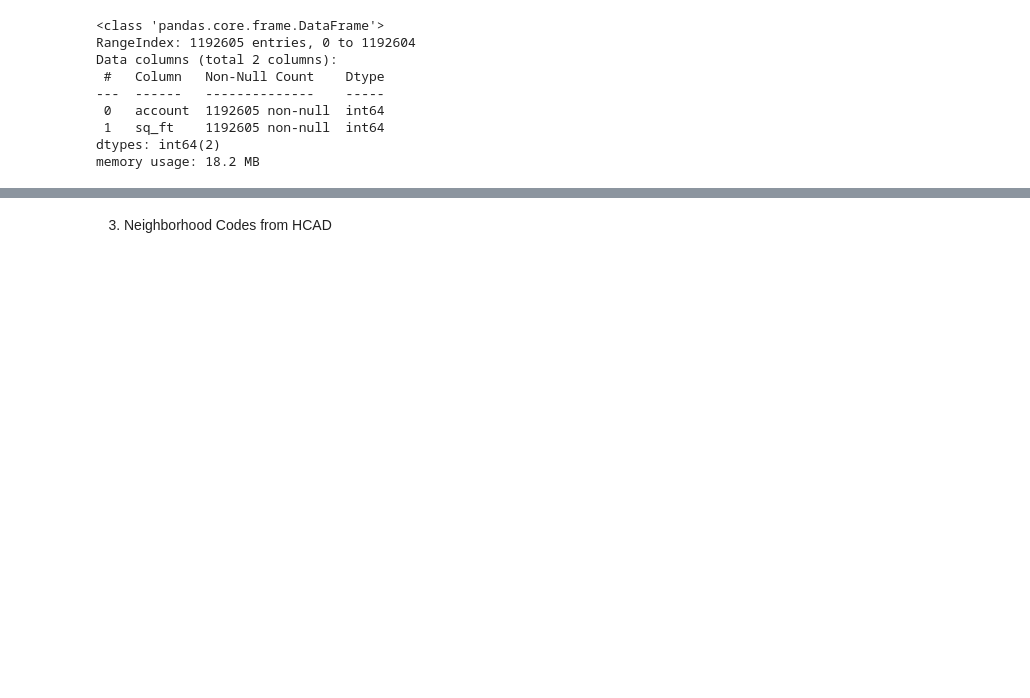
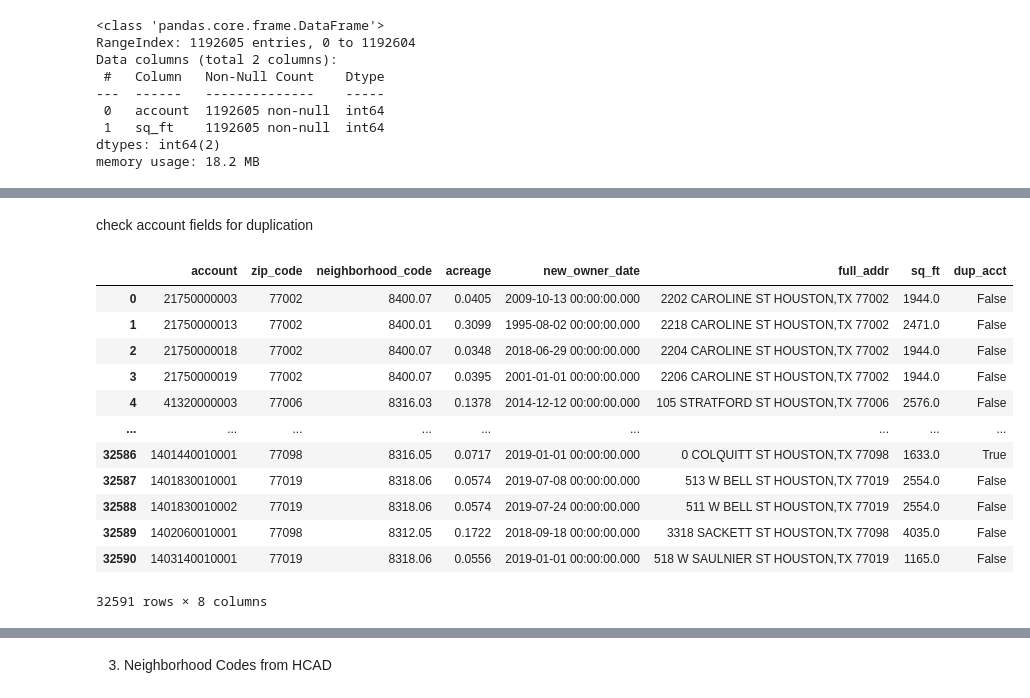
Before and after one commit to ellenrud84/RealEstateDatabase_SQLAlchemyDemo, a Jupyter notebook: ETL_HCAD.ipynb, the cells around one changed output, grey strips where cells are left out. Saved outputs shown, nothing was run; the diff lists cells and outputs as text; code cells hidden in the pictures; blank space fills up the shorter version.

```diff
--- a/ETL_HCAD.ipynb
+++ b/ETL_HCAD.ipynb
@@ -407,3 +339,9 @@ Data columns (total 2 columns):
  1   sq_ft    1192605 non-null  int64
 dtypes: int64(2)
 memory usage: 18.2 MB
+# %%
+# merge sq ft into properties table on account
+properties= properties.merge(home_sq_ft,how='left', on='account')
+properties=properties.rename(columns={'site_addr_3':'zip_code'})
+properties=properties.drop('state_class', axis=1)
+properties.sample(10)
@@ -409,0 +416,23 @@ memory usage: 18.2 MB
+# %% [markdown]
+check account fields for duplication
+# %%
+#  properties:
+properties_check= properties
+properties_check['dup_acct']= properties_check.duplicated('account')
+duplicated= properties_check.loc[properties_check['dup_acct']=='True']
+duplicated
+properties_check
+# %% [output]
+|  | account | zip_code | neighborhood_code | acreage | new_owner_date | full_addr | sq_ft | dup_acct |
+| 0 | 21750000003 | 77002 | 8400.07 | 0.0405 | 2009-10-13 00:00:00.000 | 2202 CAROLINE ST HOUSTON,TX 77002 | 1944.0 | False |
+| 1 | 21750000013 | 77002 | 8400.01 | 0.3099 | 1995-08-02 00:00:00.000 | 2218 CAROLINE ST HOUSTON,TX 77002 | 2471.0 | False |
+| 2 | 21750000018 | 77002 | 8400.07 | 0.0348 | 2018-06-29 00:00:00.000 | 2204 CAROLINE ST HOUSTON,TX 77002 | 1944.0 | False |
+| 3 | 21750000019 | 77002 | 8400.07 | 0.0395 | 2001-01-01 00:00:00.000 | 2206 CAROLINE ST HOUSTON,TX 77002 | 1944.0 | False |
+| 4 | 41320000003 | 77006 | 8316.03 | 0.1378 | 2014-12-12 00:00:00.000 | 105 STRATFORD ST HOUSTON,TX 77006 | 2576.0 | False |
+| ... | ... | ... | ... | ... | ... | ... | ... | ... |
+| 32586 | 1401440010001 | 77098 | 8316.05 | 0.0717 | 2019-01-01 00:00:00.000 | 0 COLQUITT ST HOUSTON,TX 77098 | 1633.0 | True |
+| 32587 | 1401830010001 | 77019 | 8318.06 | 0.0574 | 2019-07-08 00:00:00.000 | 513 W BELL ST HOUSTON,TX 77019 | 2554.0 | False |
+| 32588 | 1401830010002 | 77019 | 8318.06 | 0.0574 | 2019-07-24 00:00:00.000 | 511 W BELL ST HOUSTON,TX 77019 | 2554.0 | False |
+| 32589 | 1402060010001 | 77098 | 8312.05 | 0.1722 | 2018-09-18 00:00:00.000 | 3318 SACKETT ST HOUSTON,TX 77098 | 4035.0 | False |
+| 32590 | 1403140010001 | 77019 | 8318.06 | 0.0556 | 2019-01-01 00:00:00.000 | 518 W SAULNIER ST HOUSTON,TX 77019 | 1165.0 | False |
+32591 rows × 8 columns
```
Also changed, not shown: parts of 34 cells of this notebook.
